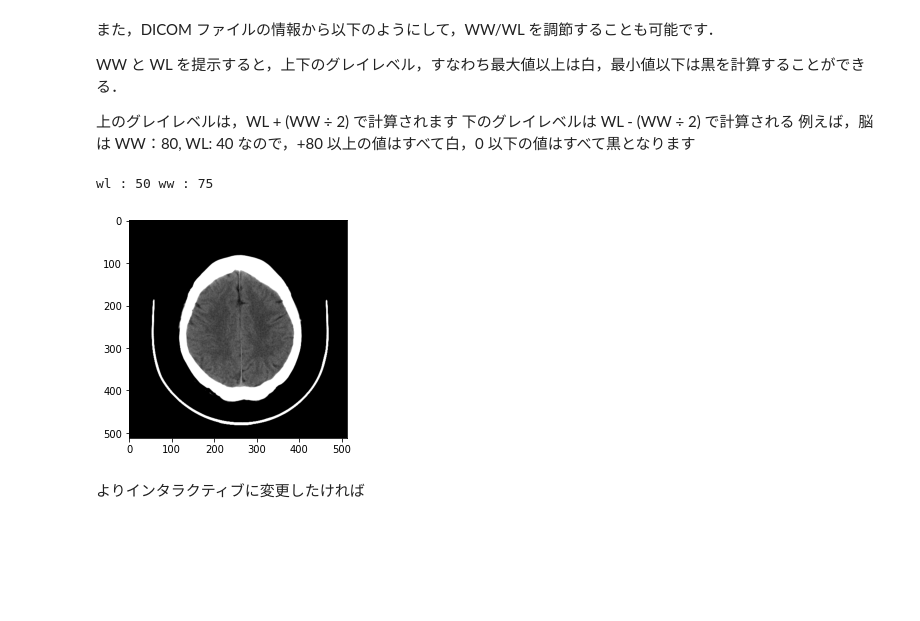
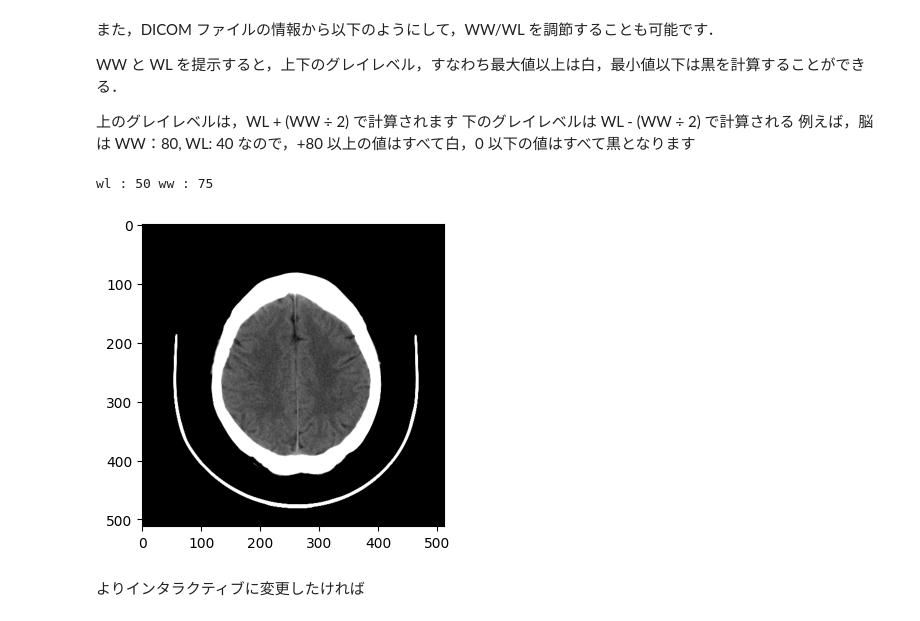
Before and after one commit to ryskks/usedicom, a Jupyter notebook: window.ipynb, the cells around one changed output. Cells and saved outputs as stored; diff of their text form; code cells hidden in the pictures; blank space fills up the shorter version.

```diff
--- a/window.ipynb
+++ b/window.ipynb
@@ -104,23 +109,26 @@ WW と WL を提示すると，上下のグレイレベル，すなわち最大
 # %%
 # 画像データを変数に代入
 img = d.pixel_array
 
 # ウィンドウレベルと幅の情報を DICOM から取得
 wl = d.WindowCenter
 ww = d.WindowWidth
 print("wl :", wl, "ww :", ww)
 
 #ウィンドウ処理
 max = wl + ww /2
 min = wl - ww /2
 img = 255 * (img - min) / (max - min)
 img[img > 255] = 255
 img[img < 0] = 0
+
+# 表示サイズを変更
+fig = plt.figure(dpi=100)
 plt.imshow(img, cmap='gray')
 plt.show()
 # %% [output]
 wl : 50 ww : 75
-[figure, old version]
+[figure, new version]
 # %% [markdown]
 よりインタラクティブに変更したければ
 # %%
```
Also changed, not shown: parts of 5 cells of this notebook.
